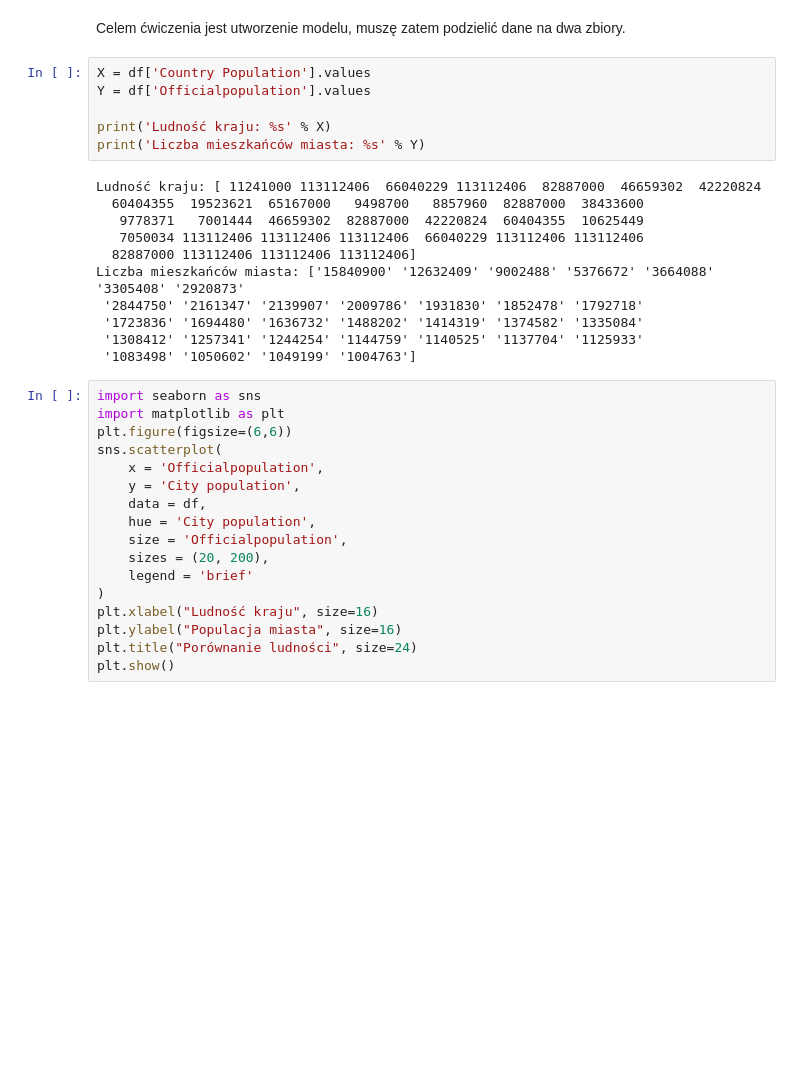
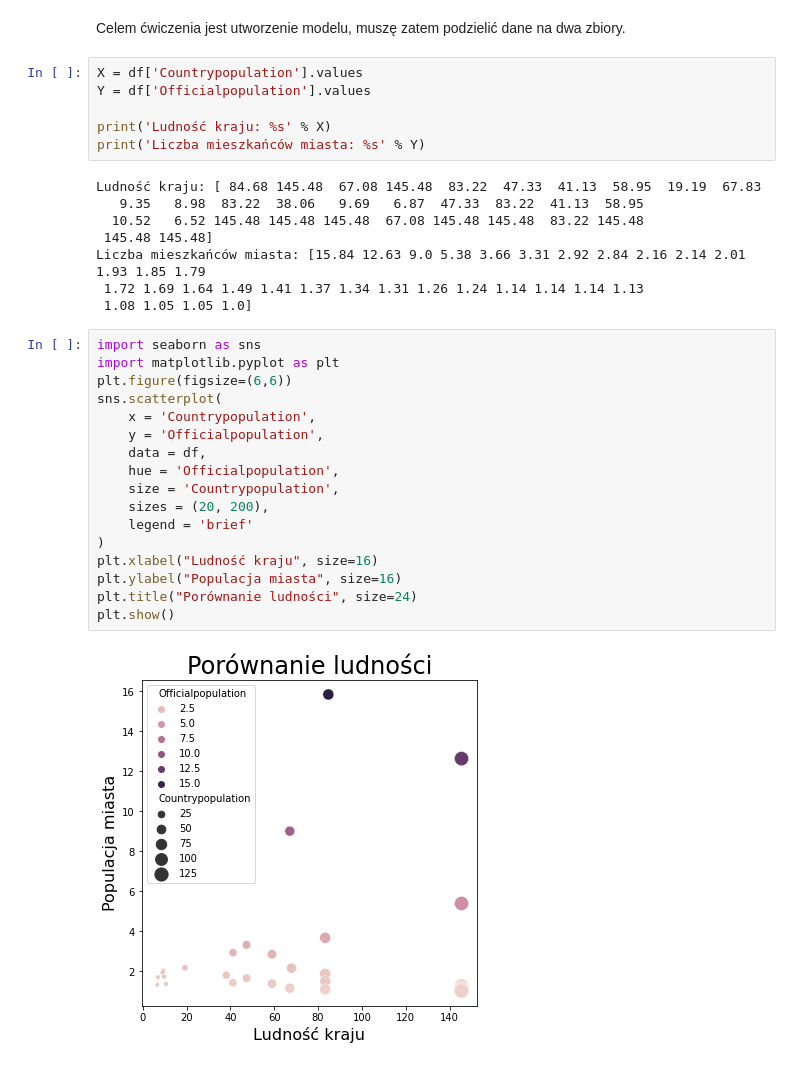
Before and after one commit to Mat2OO1/MSiD-Lab, a Jupyter notebook: Lab3.ipynb, the cells around one changed output. Saved outputs shown, nothing was run; the diff lists cells and outputs as text; blank space fills up the shorter version.

```diff
--- a/Lab3.ipynb
+++ b/Lab3.ipynb
@@ -74,36 +74,35 @@ df
 # %% [markdown]
 Celem ćwiczenia jest utworzenie modelu, muszę zatem podzielić dane na dwa zbiory.
 # %%
-X = df['Country Population'].values
+X = df['Countrypopulation'].values
 Y = df['Officialpopulation'].values
 
 print('Ludność kraju: %s' % X)
 print('Liczba mieszkańców miasta: %s' % Y)
 # %% [output]
-Ludność kraju: [ 11241000 113112406  66040229 113112406  82887000  46659302  42220824
-  60404355  19523621  65167000   9498700   8857960  82887000  38433600
-   9778371   7001444  46659302  82887000  42220824  60404355  10625449
-   7050034 113112406 113112406 113112406  66040229 113112406 113112406
-  82887000 113112406 113112406 113112406]
-Liczba mieszkańców miasta: ['15840900' '12632409' '9002488' '5376672' '3664088' '3305408' '2920873'
- '2844750' '2161347' '2139907' '2009786' '1931830' '1852478' '1792718'
- '1723836' '1694480' '1636732' '1488202' '1414319' '1374582' '1335084'
- '1308412' '1257341' '1244254' '1144759' '1140525' '1137704' '1125933'
- '1083498' '1050602' '1049199' '1004763']
+Ludność kraju: [ 84.68 145.48  67.08 145.48  83.22  47.33  41.13  58.95  19.19  67.83
+   9.35   8.98  83.22  38.06   9.69   6.87  47.33  83.22  41.13  58.95
+  10.52   6.52 145.48 145.48 145.48  67.08 145.48 145.48  83.22 145.48
+ 145.48 145.48]
+Liczba mieszkańców miasta: [15.84 12.63 9.0 5.38 3.66 3.31 2.92 2.84 2.16 2.14 2.01 1.93 1.85 1.79
+ 1.72 1.69 1.64 1.49 1.41 1.37 1.34 1.31 1.26 1.24 1.14 1.14 1.14 1.13
+ 1.08 1.05 1.05 1.0]
 # %%
 import seaborn as sns
-import matplotlib as plt
+import matplotlib.pyplot as plt
 plt.figure(figsize=(6,6))
 sns.scatterplot(
-    x = 'Officialpopulation',
-    y = 'City population',
+    x = 'Countrypopulation',
+    y = 'Officialpopulation',
     data = df,
-    hue = 'City population',
-    size = 'Officialpopulation',
+    hue = 'Officialpopulation',
+    size = 'Countrypopulation',
     sizes = (20, 200),
     legend = 'brief'
 )
 plt.xlabel("Ludność kraju", size=16)
 plt.ylabel("Populacja miasta", size=16)
 plt.title("Porównanie ludności", size=24)
 plt.show()
+# %% [output]
+[figure, added]
```
Also changed, not shown: parts of 12 cells of this notebook.
